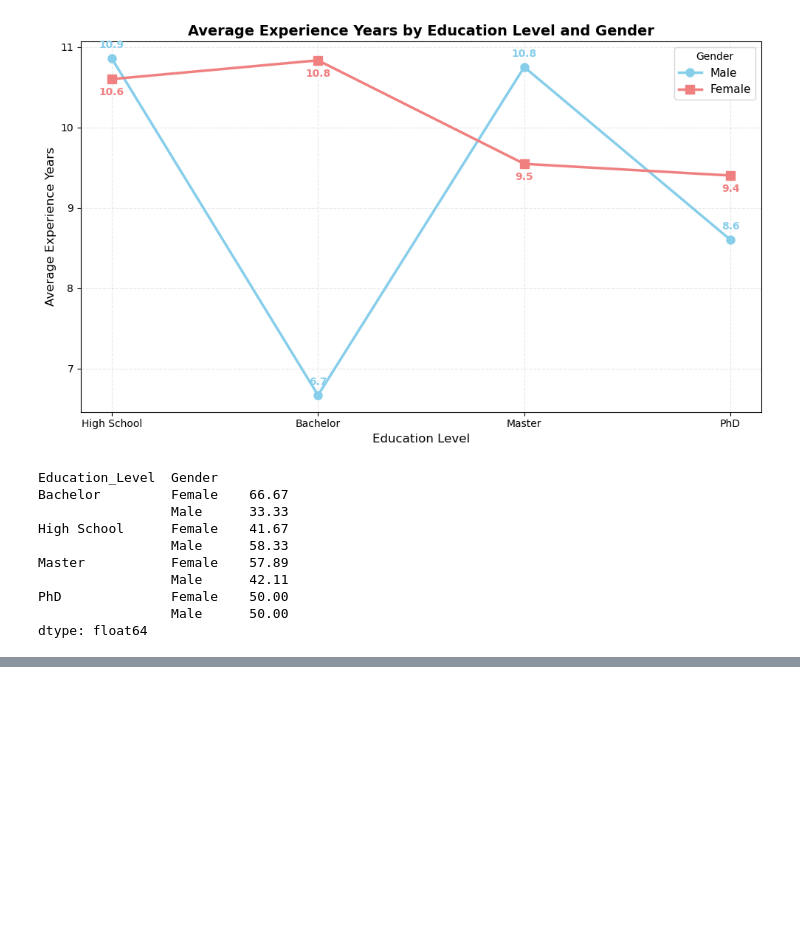
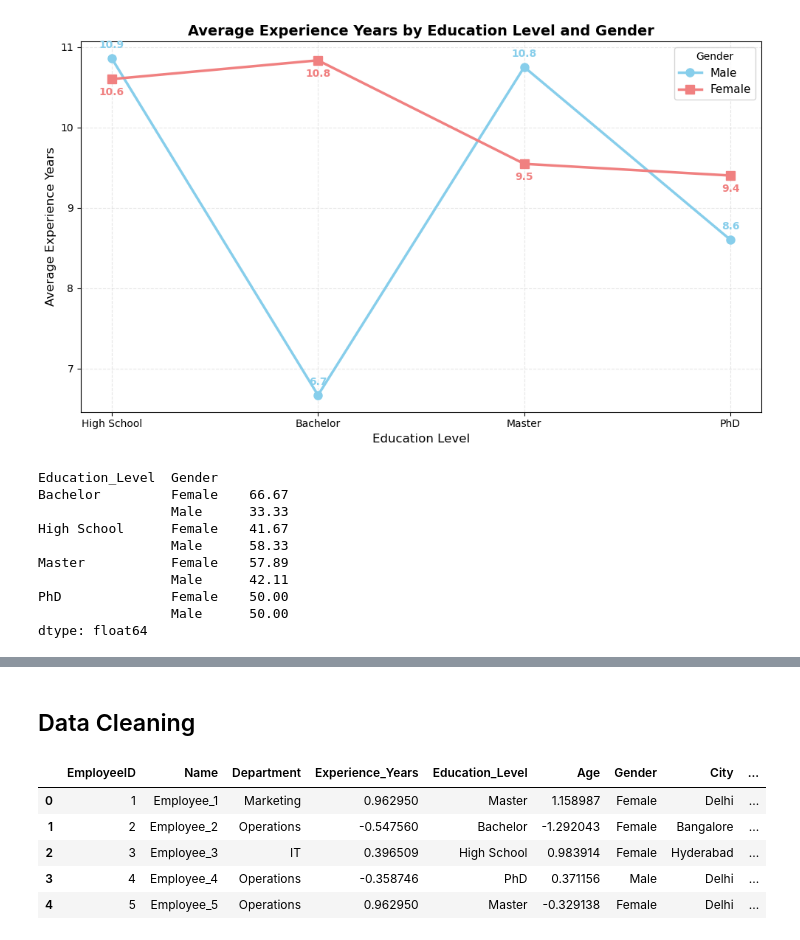
Before and after one commit to CaballeroRAR/ds_projects, a Jupyter notebook: 1_employee_salary_analysis-kaggle_salary/notebook/salary_analysis.ipynb, the cells around one changed output, grey strips where cells are left out. Drawn from its saved outputs; the diff is of its cells as text; code cells hidden in the pictures; blank space fills up the shorter version.

Commit message:
Implement feature X to enhance user experience and optimize performance

```diff
--- a/1_employee_salary_analysis-kaggle_salary/notebook/salary_analysis.ipynb
+++ b/1_employee_salary_analysis-kaggle_salary/notebook/salary_analysis.ipynb
@@ -8,7 +12,7 @@ import numpy as np
 # %% [markdown]
 # Dataset overview
 # %%
-data = pd.read_csv(r'C:\Users\arq_c\Desktop\ds_projects\datasets\salary_dataset\employee_salary_dataset.csv')
+data = pd.read_csv(r'C:\Users\arq_c\Desktop\ds_projects\1_employee_salary_analysis-kaggle_salary\dataset\employee_salary_dataset.csv')
 # %%
 display(data.head())
 data.info()
@@ -741,0 +776,21 @@ dtype: float64
+# %% [markdown]
+## Data Cleaning
+# %%
+# Standarize values
+scaler = StandardScaler()
+numeric_cols = ['Age', 'Experience_Years', 'Monthly_Salary']
+categoric_cols = ['Department', 'City', 'Education_Level', 'Gender']
+
+# Copy dataframe
+data_for_cluster = data.copy()
+# %%
+# Scale numeric columns
+data_for_cluster[numeric_cols] = scaler.fit_transform(data_for_cluster[numeric_cols])
+data_for_cluster.head()
+# %% [output]
+|  | EmployeeID | Name | Department | Experience_Years | Education_Level | Age | Gender | City | ... |
+| 0 | 1 | Employee_1 | Marketing | 0.962950 | Master | 1.158987 | Female | Delhi | ... |
+| 1 | 2 | Employee_2 | Operations | -0.547560 | Bachelor | -1.292043 | Female | Bangalore | ... |
+| 2 | 3 | Employee_3 | IT | 0.396509 | High School | 0.983914 | Female | Hyderabad | ... |
+| 3 | 4 | Employee_4 | Operations | -0.358746 | PhD | 0.371156 | Male | Delhi | ... |
+| 4 | 5 | Employee_5 | Operations | 0.962950 | Master | -0.329138 | Female | Delhi | ... |
```
Also changed, not shown: parts of 11 cells of this notebook.
